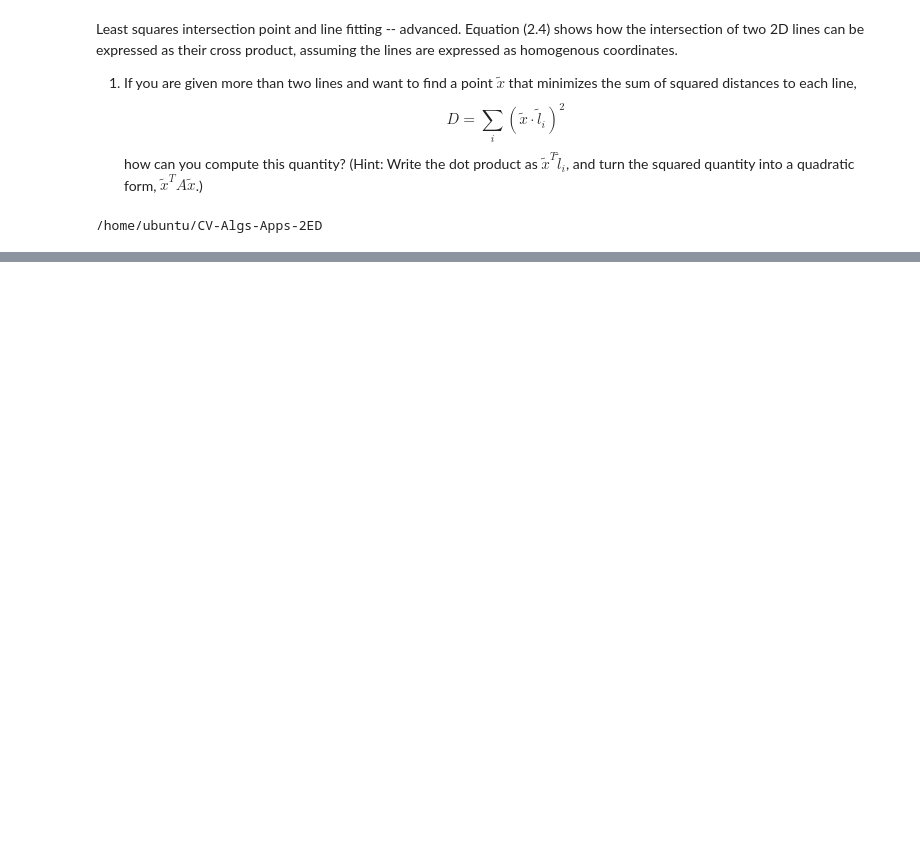
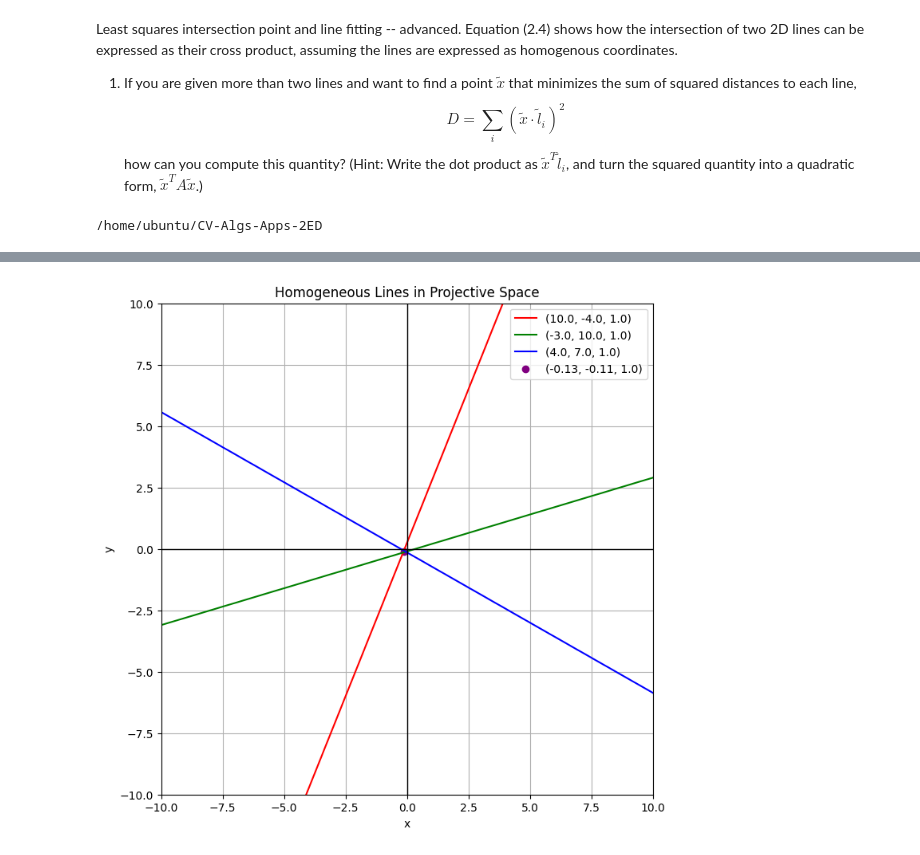
Before and after one commit to joepettinelli7/CV-Algs-Apps-2ED, a Jupyter notebook: exercises/chapter2/Ex-2.1.ipynb, the cells around one changed output, grey strips where cells are left out. Drawn from its saved outputs; the diff is of its cells as text; code cells hidden in the pictures; blank space fills up the shorter version.

Commit message:
Ex 2.1 q1 solution

```diff
--- a/exercises/chapter2/Ex-2.1.ipynb
+++ b/exercises/chapter2/Ex-2.1.ipynb
@@ -61,40 +41,74 @@ inter: Point2D([[25.]
  [23.]
  [17.]])
 # %%
+# Solution
 
-query_p = Point2D(3.0, 1.0, 1.0)
+line1 = Line2D(coeffs=(10.0, -4.0, 1.0))
+line2 = Line2D(coeffs=(-3.0, 10.0, 1.0))
+line3 = Line2D(coeffs=(4.0, 7.0, 1.0))
 
-line1 = Line2D(a=6.0, b=4.0, c=1.0)
-line2 = Line2D(a=-3.0, b=2.0, c=1.0)
-line3 = Line2D(a=4.0, b=7.0, c=1.0)
+def get_A(l_list: list[Line2D]) -> np.ndarray:
+    """
+    Get A (sum A for all lines)
 
-def dot_prod(p: Point2D, l: Line2D) -> float:
-    return np.dot(p.vector.T, l.vector)
+    Args:
+        l_list: The list of all lines
 
-def squared_quantity(p: Point2D, l: Line2D) -> float:
-    dp = dot_prod(p, l)
-    return dp * dp
+    Returns:
+        The matrix
+    """
+    A: np.ndarray = np.zeros((len(l_list), 3))
+    for l in l_list:
+        A += np.outer(l.vector, l.vector.T)
+    print(f"A: {A}\n")
+    return A
 
-L = np.array([line1.vector, line2.vector, line3.vector])
-print(f"L: {L}")
-A = np.dot(L.T, L)
-print(f"A: {A}")
+A = get_A([line1, line2, line3])
+U, S, Vt = np.linalg.svd(A)  # Singular Value Decomposition
+null_space = Vt.T[:, -1]  # The last right singular vector of A (page 735 equation A.37)
+null_space /= null_space[-1] # Make last coefficient 1
+solution = Point2D(round(null_space[0], 2), round(null_space[1], 2), round(null_space[2], 2))
+print("Solution point:", solution)
 
+def line_eq(a: float, b: float, c: float, x_vals: list[float]) -> list[float]:
+    """
+    Equation of line ax + by + c = 0, solve for y in terms of x.
 
-dp_res = dot_prod(query_p, line1)
-print(f"dp_res: {dp_res}")
-sq_res = squared_quantity(query_p, line1)
-print(f"sq_res: {sq_res}")
+    Args:
+        a: Coefficient
+        b: Coefficient
+        c: Coefficient
+        x_vals: The x values used to get y values
 
-def quad_form(p: Point2D, A: np.ndarray):
-    return np.dot(p.vector.T, np.dot(A, p.vector))
+    Returns:
+        y value
+    """
+    y = (-a * x_vals - c) / b
+    return y
 
-answer = quad_form(query_p, A)
-print(f"query point distance: {answer}")
+# Generate x values from -10 to 10 with 10 values
+x_vals = np.linspace(-10, 10, 10)
 
+# Calculate the corresponding y values for each line
+y_vals_line1 = line_eq(line1.a, line1.b, line1.c, x_vals)
+y_vals_line2 = line_eq(line2.a, line2.b, line2.c, x_vals)
+y_vals_line3 = line_eq(line3.a, line3.b, line3.c, x_vals)
 
-# A_pseudo_inv = np.linalg.pinv(A)
-# # Find point that minimizes distances
-# minimized_point = np.dot(A_pseudo_inv, np.zeros(3))
-# print(f"minimum point: {minimized_point}")
+# Plot the lines and point
+plt.figure(figsize=(8, 8))
+plt.plot(x_vals, y_vals_line1, label=f"({line1.a}, {line1.b}, {line1.c})", color="r")
+plt.plot(x_vals, y_vals_line2, label=f"({line2.a}, {line2.b}, {line2.c})", color="g")
+plt.plot(x_vals, y_vals_line3, label=f"({line3.a}, {line3.b}, {line3.c})", color="b")
+plt.scatter(solution.x, solution.y, label=f"({solution.x}, {solution.y}, {solution.w})", color="purple")
+plt.xlim(-10, 10)
+plt.ylim(-10, 10)
+plt.axhline(0, color='black',linewidth=1)
+plt.axvline(0, color='black',linewidth=1)
+plt.gca().set_aspect('equal', adjustable='box')
+plt.legend()
+plt.title("Homogeneous Lines in Projective Space")
+plt.xlabel("x")
+plt.ylabel("y")
+plt.grid(True)
+plt.show()
 # %% [output]
@@ -110,0 +122 @@ minimum point: [0. 0. 0.]
+[figure, added]
```
Also changed, not shown: parts of 5 cells of this notebook, 2 other files.
